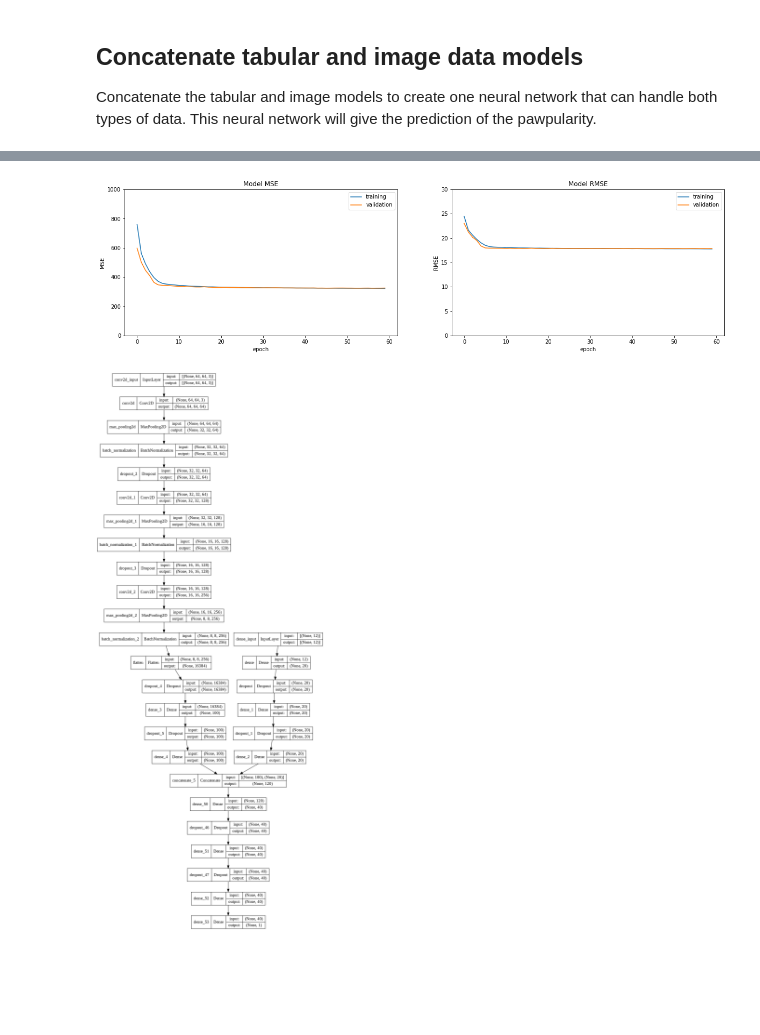
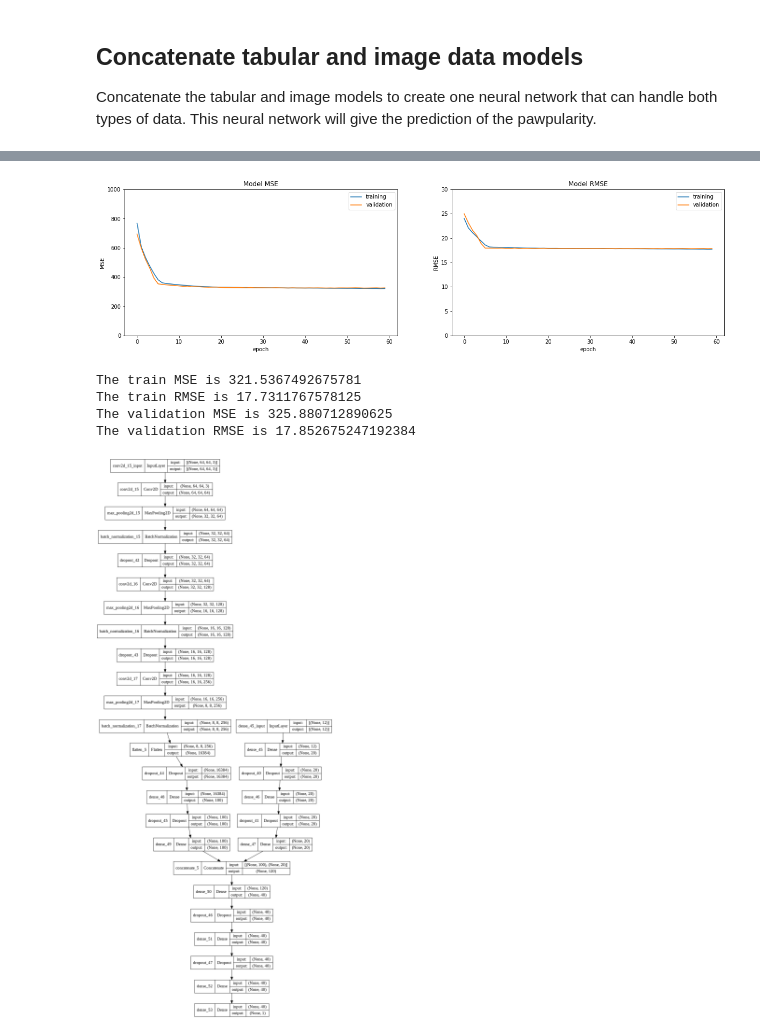
Before and after one commit to ilsefeenstra/CassBenteDemiIlse, a Jupyter notebook: code/Milestone_4/Milestone_4.ipynb, the cells around one changed output, grey strips where cells are left out. Saved outputs shown, nothing was run; the diff lists cells and outputs as text; code cells hidden in the pictures; blank space fills up the shorter version.

```diff
--- a/code/Milestone_4/Milestone_4.ipynb
+++ b/code/Milestone_4/Milestone_4.ipynb
@@ -347,7 +337,7 @@ def k_fold(num_folds, x_tabular, y, x_imgs, epochs=20, preprocess={}, augment={}
         # Make Neural Networks before concatenation
         tabular_NN = build_neural_net(12, hidden_nodes=20)
         image_size = (64, 64, 3)
-        image_NN = build_convol_net(image_size, hidden_nodes=20)
+        image_NN = build_convol_net(image_size, hidden_nodes=100)
 
         # Create subset training and validation data
         x_tabular_train = x_tabular[id_train]
@@ -431,7 +421,15 @@ Epoch 60/60
-[figure, old version]
+[figure, new version]
+The train MSE is 321.5367492675781
+The train RMSE is 17.7311767578125
+The validation MSE is 325.880712890625
+The validation RMSE is 17.852675247192384
 # %%
 # Create overview of layers in model
+tabular_NN = build_neural_net(12, hidden_nodes=20)
+image_size = (64, 64, 3)
+image_NN = build_convol_net(image_size, hidden_nodes=100)
 concat_model = concatenate_models(image_NN, tabular_NN, hidden_nodes=40)
+
 tf.keras.utils.plot_model(concat_model, to_file='model.png', show_shapes=True, show_layer_names=True, rankdir='TB')
 # %% [output]
-[figure, old version]
+[figure, new version]
```
Also changed, not shown: parts of 5 cells of this notebook.
